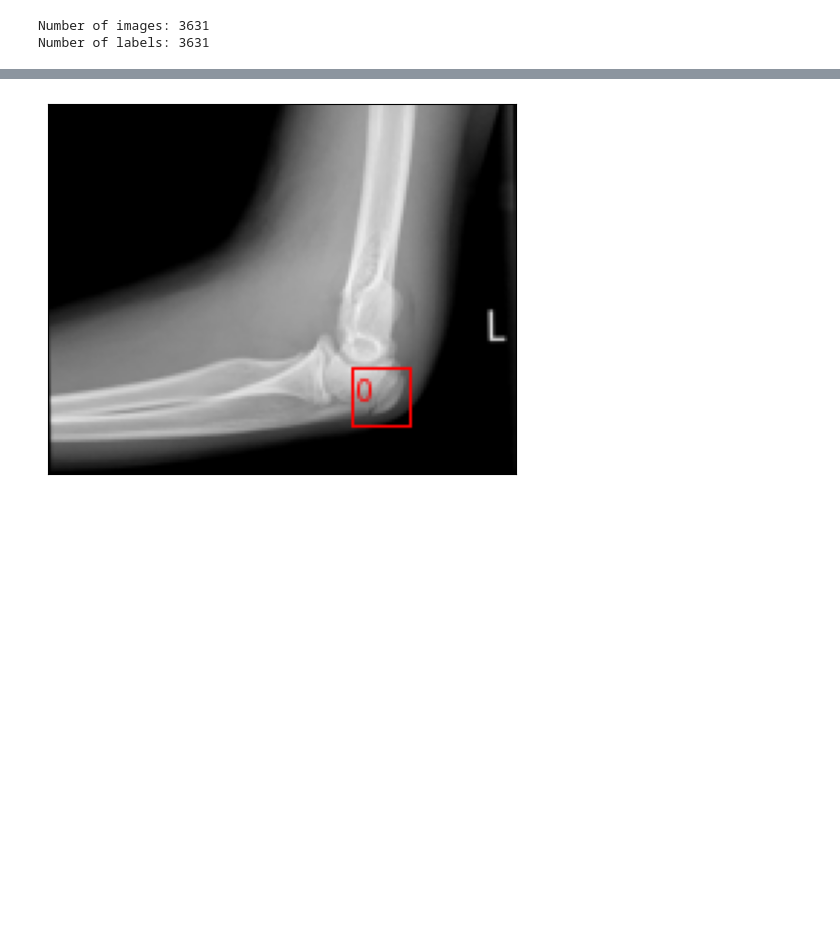
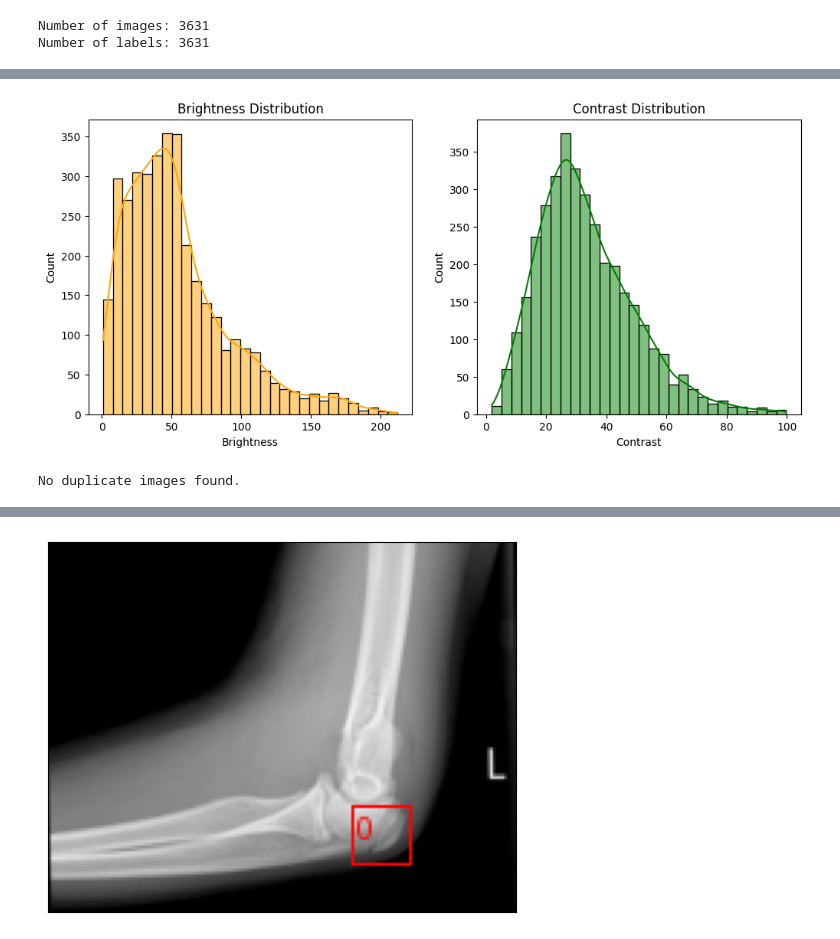
Before and after one commit to anish-dhage/NN-Bone_Fracture-G31, a Jupyter notebook: eda.ipynb, the cells around one changed output, grey strips where cells are left out. Cells and saved outputs as stored; diff of their text form; code cells hidden in the pictures; blank space fills up the shorter version.

```diff
--- a/eda.ipynb
+++ b/eda.ipynb
@@ -93,3 +93,62 @@ plt.show()
 # %% [output]
 [figure]
 [figure]
+# %%
+import numpy as np
+
+# Function to compute brightness and contrast
+def compute_brightness_contrast(image_path):
+    img = cv2.imread(image_path, cv2.IMREAD_GRAYSCALE)
+    brightness = np.mean(img)
+    contrast = np.std(img)
+    return brightness, contrast
+
+# Compute brightness and contrast for all images
+brightness_values = []
+contrast_values = []
+
+for img_file in image_files:
+    img_path = os.path.join(train_image_dir, img_file)
+    brightness, contrast = compute_brightness_contrast(img_path)
+    brightness_values.append(brightness)
+    contrast_values.append(contrast)
+
+# Create DataFrame
+brightness_contrast_df = pd.DataFrame({'Brightness': brightness_values, 'Contrast': contrast_values})
+
+# Plot Brightness and Contrast Distributions
+plt.figure(figsize=(12, 5))
+plt.subplot(1, 2, 1)
+sns.histplot(brightness_contrast_df['Brightness'], bins=30, kde=True, color='orange')
+plt.title("Brightness Distribution")
+plt.xlabel("Brightness")
+
+plt.subplot(1, 2, 2)
+sns.histplot(brightness_contrast_df['Contrast'], bins=30, kde=True, color='green')
+plt.title("Contrast Distribution")
+plt.xlabel("Contrast")
+
+plt.show()
+# %% [output]
+[figure, added]
+# %%
+import hashlib
+
+# Function to compute hash of an image
+def get_image_hash(image_path):
+    with open(image_path, 'rb') as f:
+        return hashlib.md5(f.read()).hexdigest()
+
+# Compute hashes for all images
+image_hashes = {img_file: get_image_hash(os.path.join(train_image_dir, img_file)) for img_file in image_files}
+
+# Find duplicates
+hash_counts = pd.Series(image_hashes.values()).value_counts()
+duplicates = hash_counts[hash_counts > 1]
+
+if not duplicates.empty:
+    print(f"Found {len(duplicates)} duplicate images.")
+else:
+    print("No duplicate images found.")
+# %% [output]
+No duplicate images found.
```
Also changed, not shown: parts of 6 cells of this notebook, 1 other file.
